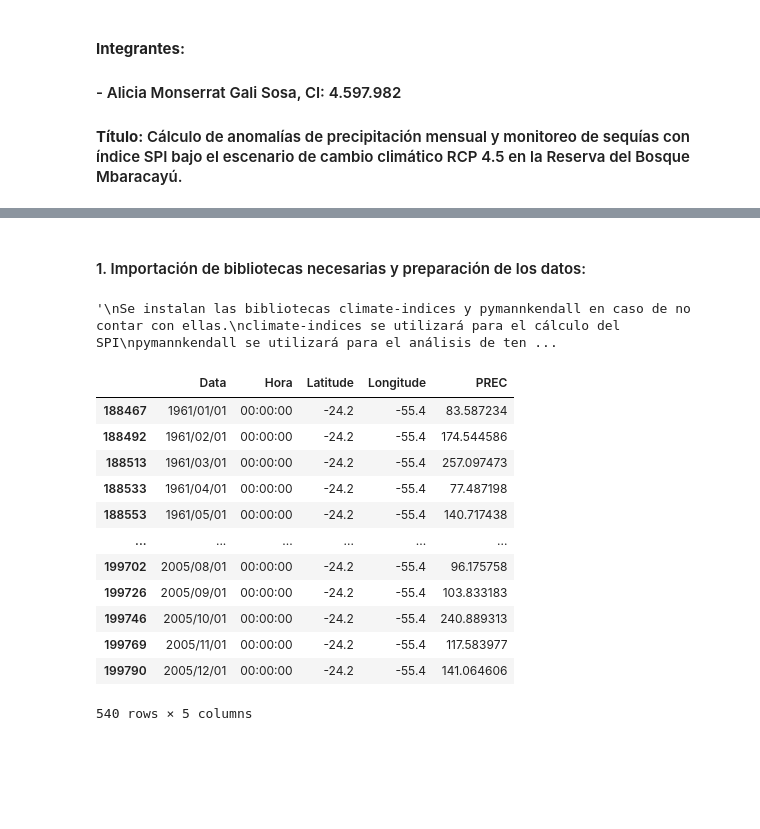
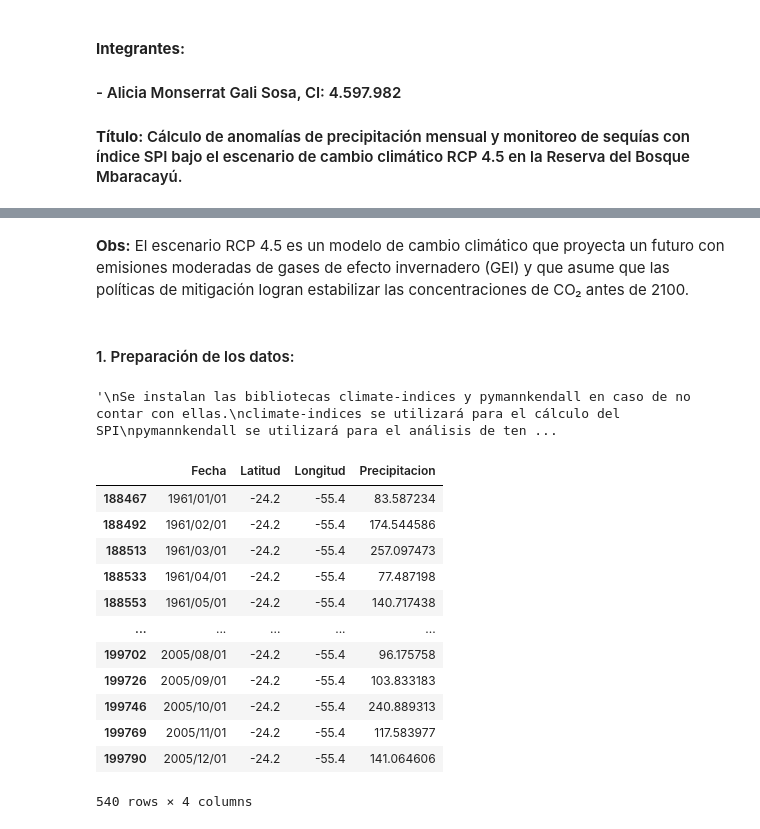
Before and after one commit to aliciagali-s/proyectoFinalPython_AG, a Jupyter notebook: proyecto_final_AliciaGali.ipynb, the cells around one changed output, grey strips where cells are left out. Cells and saved outputs as stored; diff of their text form; code cells hidden in the pictures; blank space fills up the shorter version.

```diff
--- a/proyecto_final_AliciaGali.ipynb
+++ b/proyecto_final_AliciaGali.ipynb
@@ -9,2 +9,4 @@
+# %% [markdown]
+**Obs:** El escenario RCP 4.5 es un modelo de cambio climático que proyecta un futuro con emisiones moderadas de gases de efecto invernadero (GEI) y que asume que las políticas de mitigación logran estabilizar las concentraciones de CO₂ antes de 2100.
 # %% [markdown]
-#### 1. Importación de bibliotecas necesarias y preparación de los datos:
+#### 1. Preparación de los datos:
@@ -35,24 +38,36 @@ import pymannkendall as mk
 # %%
 '''
 Filtramos las planillas .csv que contienen los datos históricos y proyectados por la coordenada
 correspondiente a la Reserva del Bosque Mbaracayú:
 Latitud: -24.2
 Longitud: -55.4
+Además, eliminamos la columna 'Hora' del df, ya que no será utilizado, y renombramos las columnas
+'Data', 'Latitude', 'Longitude' y 'PREC', como 'Fecha', 'Latitud', 'Longitud' y 'Precipitacion'
+de manera a tener los nombres de las columnas estandarizados tanto para el Data Frame histórico
+como para el proyectado.
 '''
 historico = pd.read_csv('BESM_HISTORICO_PREC_1961_2005_PY.csv')
 historico = historico[(historico['Latitude'] == -24.2) & (historico['Longitude'] == -55.4)]
+historico.drop(['Hora'], axis=1, inplace=True)
+historico.rename(columns = {
+    'Data': 'Fecha',
+    'Latitude': 'Latitud',
+    'Longitude': 'Longitud',
+    'PREC': 'Precipitacion'
+}, inplace=True)
+
 historico
 # %% [output]
-|  | Data | Hora | Latitude | Longitude | PREC |
-| 188467 | 1961/01/01 | 00:00:00 | -24.2 | -55.4 | 83.587234 |
-| 188492 | 1961/02/01 | 00:00:00 | -24.2 | -55.4 | 174.544586 |
-| 188513 | 1961/03/01 | 00:00:00 | -24.2 | -55.4 | 257.097473 |
-| 188533 | 1961/04/01 | 00:00:00 | -24.2 | -55.4 | 77.487198 |
-| 188553 | 1961/05/01 | 00:00:00 | -24.2 | -55.4 | 140.717438 |
-| ... | ... | ... | ... | ... | ... |
-| 199702 | 2005/08/01 | 00:00:00 | -24.2 | -55.4 | 96.175758 |
-| 199726 | 2005/09/01 | 00:00:00 | -24.2 | -55.4 | 103.833183 |
-| 199746 | 2005/10/01 | 00:00:00 | -24.2 | -55.4 | 240.889313 |
-| 199769 | 2005/11/01 | 00:00:00 | -24.2 | -55.4 | 117.583977 |
-| 199790 | 2005/12/01 | 00:00:00 | -24.2 | -55.4 | 141.064606 |
+|  | Fecha | Latitud | Longitud | Precipitacion |
+| 188467 | 1961/01/01 | -24.2 | -55.4 | 83.587234 |
+| 188492 | 1961/02/01 | -24.2 | -55.4 | 174.544586 |
+| 188513 | 1961/03/01 | -24.2 | -55.4 | 257.097473 |
+| 188533 | 1961/04/01 | -24.2 | -55.4 | 77.487198 |
+| 188553 | 1961/05/01 | -24.2 | -55.4 | 140.717438 |
+| ... | ... | ... | ... | ... |
+| 199702 | 2005/08/01 | -24.2 | -55.4 | 96.175758 |
+| 199726 | 2005/09/01 | -24.2 | -55.4 | 103.833183 |
+| 199746 | 2005/10/01 | -24.2 | -55.4 | 240.889313 |
+| 199769 | 2005/11/01 | -24.2 | -55.4 | 117.583977 |
+| 199790 | 2005/12/01 | -24.2 | -55.4 | 141.064606 |
-540 rows × 5 columns
+540 rows × 4 columns
```
Also changed, not shown: parts of 36 cells of this notebook, 8 other files.
